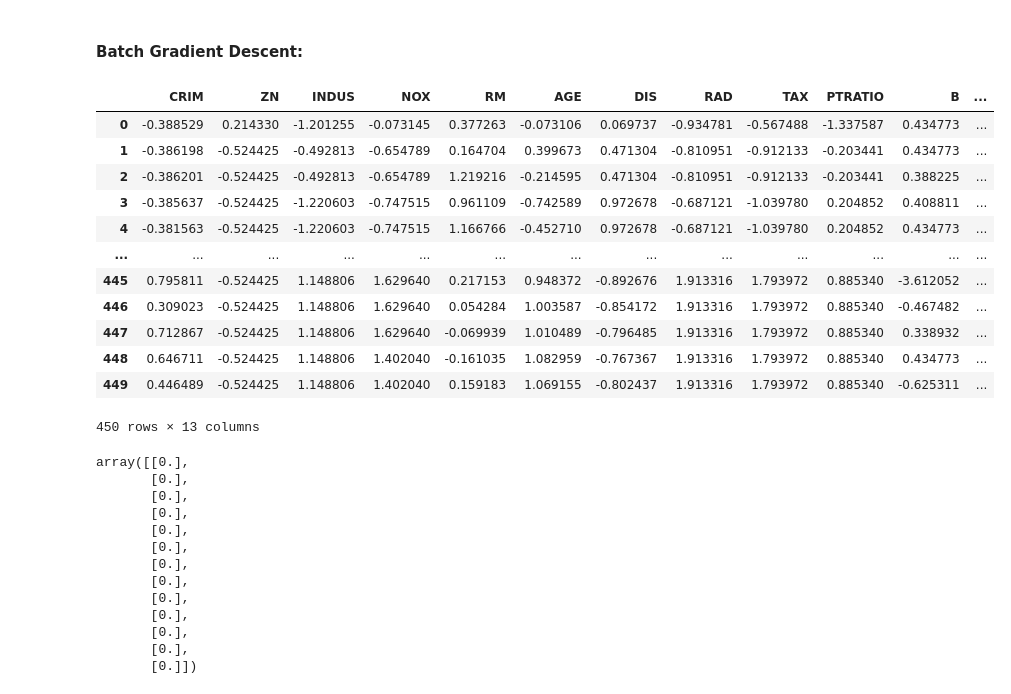
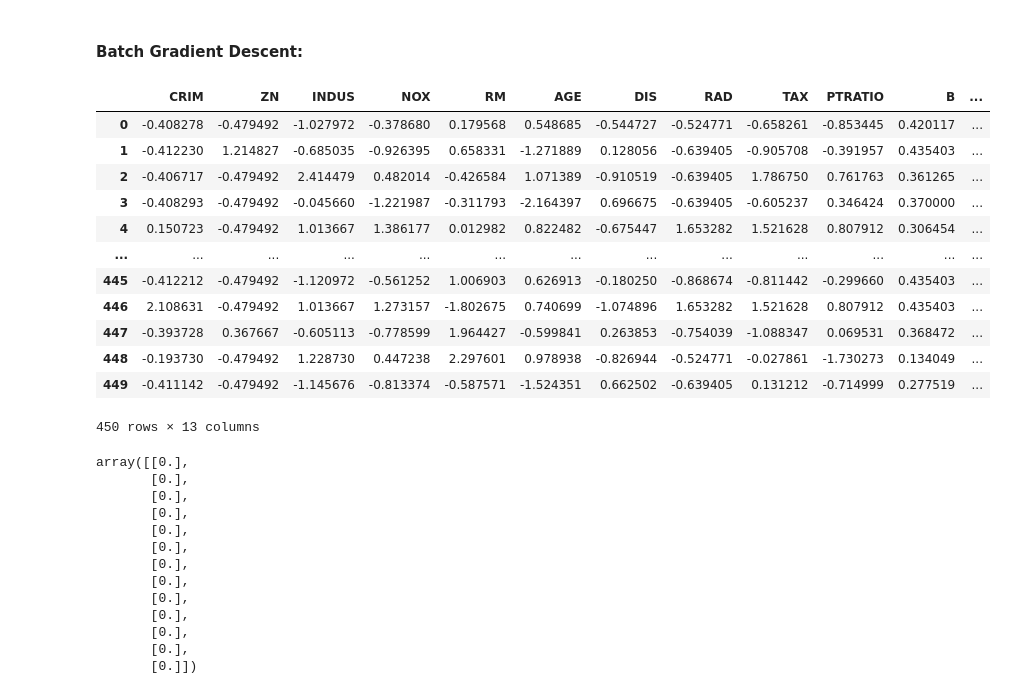
Before and after one commit to SAGNIK-DAS-IT/House-Price-Prediction, a Jupyter notebook: Linear_Regression.ipynb, the cells around one changed output. Cells and saved outputs as stored; diff of their text form; code cells hidden in the pictures.

```diff
--- a/Linear_Regression.ipynb
+++ b/Linear_Regression.ipynb
@@ -8,6 +8,7 @@ import numpy as np
 import matplotlib.pyplot as plt
 # %%
 df = pd.read_csv('boston.csv')
+df = df.sample(frac=1, random_state=42).reset_index(drop=True)
 df.head(50)
 # %% [output]
 |  | CRIM | ZN | INDUS | CHAS | NOX | RM | AGE | DIS | RAD | TAX | PTRATIO | ... |
@@ -30,5 +31,7 @@ df.head(50)
 # %%
-df = df.drop(columns = 'CHAS') # Don't think to be valueable
+# Don't think to be valueable
+df['LSTAT'] = np.log(df['LSTAT'])
+df = df.drop(columns='CHAS')
 # %%
 df
 # %% [output]
@@ -47,19 +50,23 @@ df
 506 rows × 13 columns
 # %%
-x_test = df.drop(columns = 'MEDV')[450:]
-y_test = df['MEDV'][450:]
-x_train = df.drop(columns = 'MEDV')[:450]
-y_train = df['MEDV'][:450]
+x_test1 = df.drop(columns = 'MEDV')[450:]
+y_test1 = df['MEDV'][450:]
+x_train1 = df.drop(columns = 'MEDV')[:450]
+y_train1 = df['MEDV'][:450]
 # %% [markdown]
 ### Normalization:
 # %%
-x_train1 = x_train
 means = x_train1.mean()
-stds  = x_train1.std()
+stds = x_train1.std()
 
 for col in x_train1.columns:
     x_train1[col] = (x_train1[col] - means[col]) / stds[col]
+    x_test1[col]  = (x_test1[col]  - means[col]) / stds[col]
 
-for col in x_test.columns:
-    x_test[col] = (x_test[col] - means[col]) / stds[col]
-x_train1
+x_train1['ONE'] = 1
+x_test1['ONE'] = 1
+
+x_train = x_train1.copy()
+x_test = x_test1.copy()
+y_train = y_train1.copy()
+y_test = y_test1.copy()
@@ -102,23 +73,20 @@ x_train.head(50)
 # %% [markdown]
 #### Batch Gradient Descent:
 # %%
-x_train['ONE'] = 1
-x_train1['ONE'] = 1
-x_test['ONE'] = 1
 x_train1
 # %% [output]
 |  | CRIM | ZN | INDUS | NOX | RM | AGE | DIS | RAD | TAX | PTRATIO | B | ... |
-| 0 | -0.388529 | 0.214330 | -1.201255 | -0.073145 | 0.377263 | -0.073106 | 0.069737 | -0.934781 | -0.567488 | -1.337587 | 0.434773 | ... |
-| 1 | -0.386198 | -0.524425 | -0.492813 | -0.654789 | 0.164704 | 0.399673 | 0.471304 | -0.810951 | -0.912133 | -0.203441 | 0.434773 | ... |
-| 2 | -0.386201 | -0.524425 | -0.492813 | -0.654789 | 1.219216 | -0.214595 | 0.471304 | -0.810951 | -0.912133 | -0.203441 | 0.388225 | ... |
-| 3 | -0.385637 | -0.524425 | -1.220603 | -0.747515 | 0.961109 | -0.742589 | 0.972678 | -0.687121 | -1.039780 | 0.204852 | 0.408811 | ... |
-| 4 | -0.381563 | -0.524425 | -1.220603 | -0.747515 | 1.166766 | -0.452710 | 0.972678 | -0.687121 | -1.039780 | 0.204852 | 0.434773 | ... |
+| 0 | -0.408278 | -0.479492 | -1.027972 | -0.378680 | 0.179568 | 0.548685 | -0.544727 | -0.524771 | -0.658261 | -0.853445 | 0.420117 | ... |
+| 1 | -0.412230 | 1.214827 | -0.685035 | -0.926395 | 0.658331 | -1.271889 | 0.128056 | -0.639405 | -0.905708 | -0.391957 | 0.435403 | ... |
+| 2 | -0.406717 | -0.479492 | 2.414479 | 0.482014 | -0.426584 | 1.071389 | -0.910519 | -0.639405 | 1.786750 | 0.761763 | 0.361265 | ... |
+| 3 | -0.408293 | -0.479492 | -0.045660 | -1.221987 | -0.311793 | -2.164397 | 0.696675 | -0.639405 | -0.605237 | 0.346424 | 0.370000 | ... |
+| 4 | 0.150723 | -0.479492 | 1.013667 | 1.386177 | 0.012982 | 0.822482 | -0.675447 | 1.653282 | 1.521628 | 0.807912 | 0.306454 | ... |
 | ... | ... | ... | ... | ... | ... | ... | ... | ... | ... | ... | ... | ... |
-| 445 | 0.795811 | -0.524425 | 1.148806 | 1.629640 | 0.217153 | 0.948372 | -0.892676 | 1.913316 | 1.793972 | 0.885340 | -3.612052 | ... |
-| 446 | 0.309023 | -0.524425 | 1.148806 | 1.629640 | 0.054284 | 1.003587 | -0.854172 | 1.913316 | 1.793972 | 0.885340 | -0.467482 | ... |
-| 447 | 0.712867 | -0.524425 | 1.148806 | 1.629640 | -0.069939 | 1.010489 | -0.796485 | 1.913316 | 1.793972 | 0.885340 | 0.338932 | ... |
-| 448 | 0.646711 | -0.524425 | 1.148806 | 1.402040 | -0.161035 | 1.082959 | -0.767367 | 1.913316 | 1.793972 | 0.885340 | 0.434773 | ... |
-| 449 | 0.446489 | -0.524425 | 1.148806 | 1.402040 | 0.159183 | 1.069155 | -0.802437 | 1.913316 | 1.793972 | 0.885340 | -0.625311 | ... |
+| 445 | -0.412212 | -0.479492 | -1.120972 | -0.561252 | 1.006903 | 0.626913 | -0.180250 | -0.868674 | -0.811442 | -0.299660 | 0.435403 | ... |
+| 446 | 2.108631 | -0.479492 | 1.013667 | 1.273157 | -1.802675 | 0.740699 | -1.074896 | 1.653282 | 1.521628 | 0.807912 | 0.435403 | ... |
+| 447 | -0.393728 | 0.367667 | -0.605113 | -0.778599 | 1.964427 | -0.599841 | 0.263853 | -0.754039 | -1.088347 | 0.069531 | 0.368472 | ... |
+| 448 | -0.193730 | -0.479492 | 1.228730 | 0.447238 | 2.297601 | 0.978938 | -0.826944 | -0.524771 | -0.027861 | -1.730273 | 0.134049 | ... |
+| 449 | -0.411142 | -0.479492 | -1.145676 | -0.813374 | -0.587571 | -1.524351 | 0.662502 | -0.639405 | 0.131212 | -0.714999 | 0.277519 | ... |
 450 rows × 13 columns
 # %%
 n = 13
```
Also changed, not shown: parts of 21 cells of this notebook, 1 other file.
